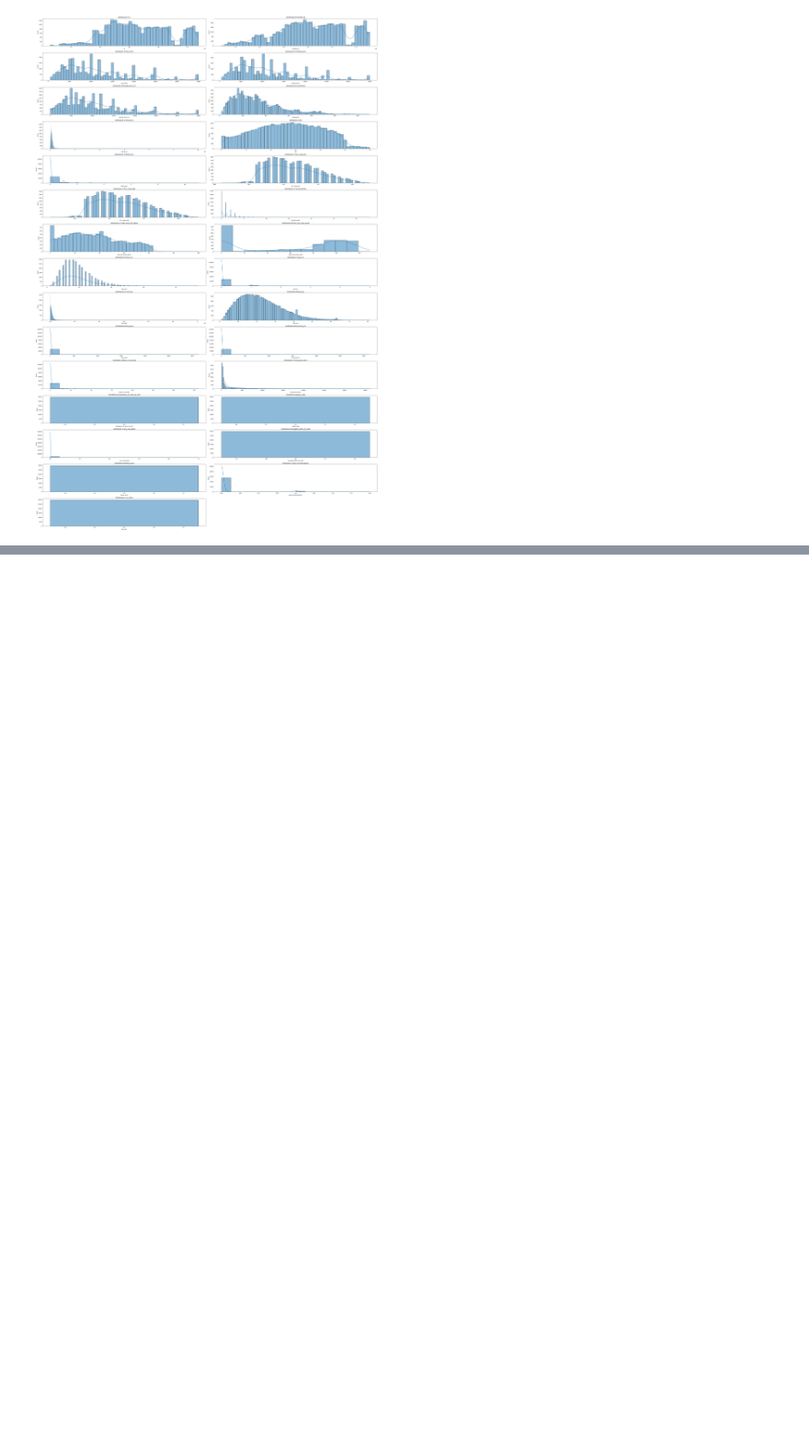
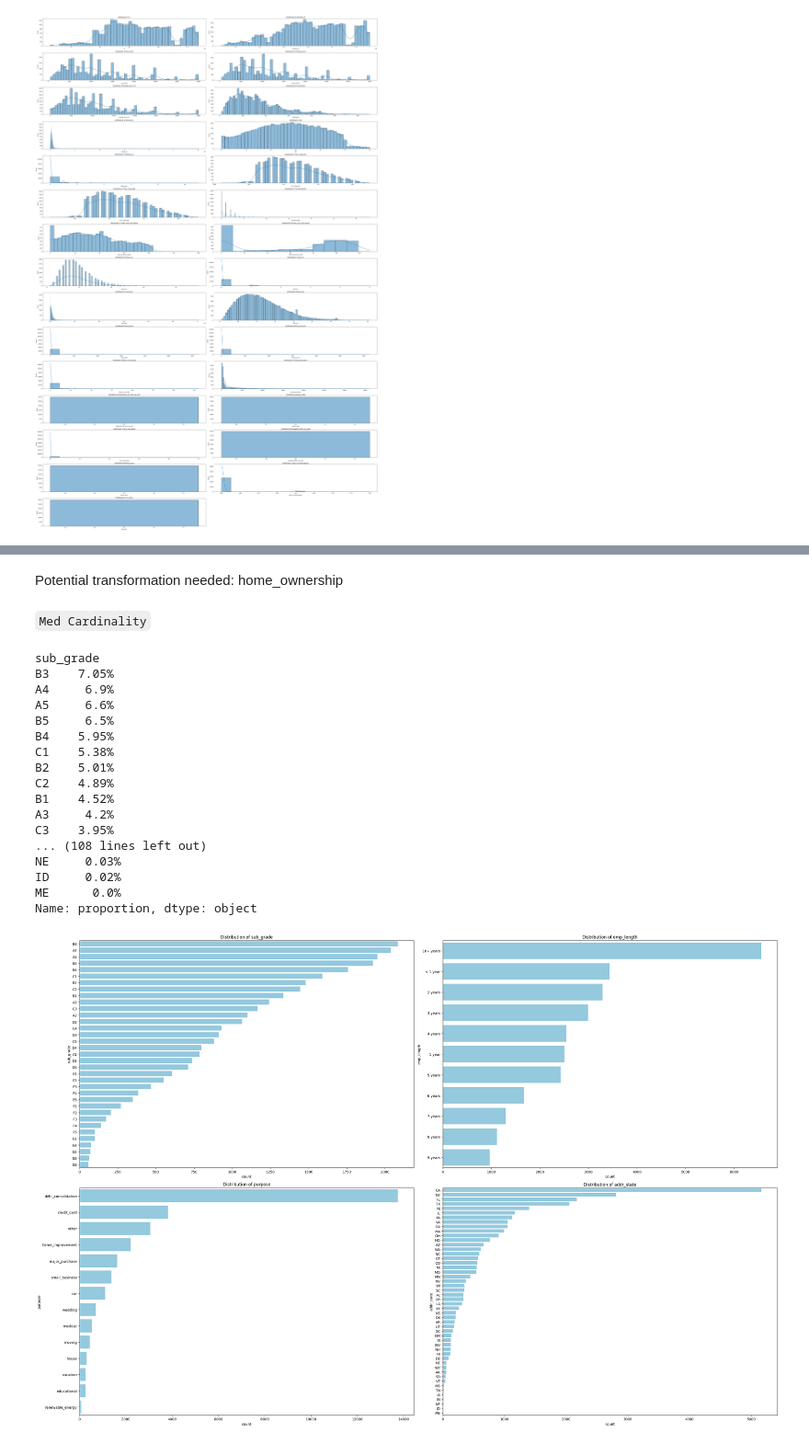
Before and after one commit to namtran6701/Default-Prediction, a Jupyter notebook: NamTran_notebook.ipynb, the cells around one changed output, grey strips where cells are left out. Shown at 92% size. Saved outputs shown, nothing was run; the diff lists cells and outputs as text; code cells hidden in the pictures; blank space fills up the shorter version.

```diff
--- a/NamTran_notebook.ipynb
+++ b/NamTran_notebook.ipynb
@@ -163,0 +243,27 @@ analyze_numerical(df, numerical_features)
+# %% [markdown]
+Potential transformation needed: home_ownership
+# %% [markdown]
+`Med Cardinality`
+# %%
+med_card = ['sub_grade', 'emp_length', 'purpose', 'addr_state']
+# %%
+ynk.visualize_categorical(df, med_card, figsize=(30, 20))
+# %% [output]
+sub_grade
+B3    7.05%
+A4     6.9%
+A5     6.6%
+B5     6.5%
+B4    5.95%
+C1    5.38%
+B2    5.01%
+C2    4.89%
+B1    4.52%
+A3     4.2%
+C3    3.95%
+... (108 lines left out)
+NE     0.03%
+ID     0.02%
+ME      0.0%
+Name: proportion, dtype: object
+[figure, added]
```
Also changed, not shown: parts of 34 cells of this notebook, 2 other files.
